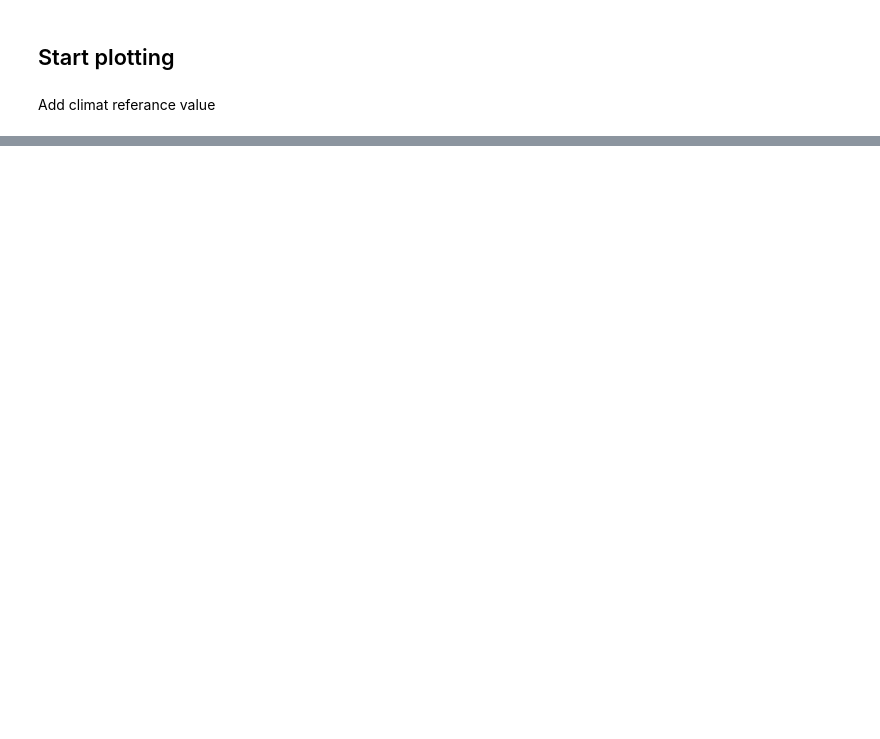
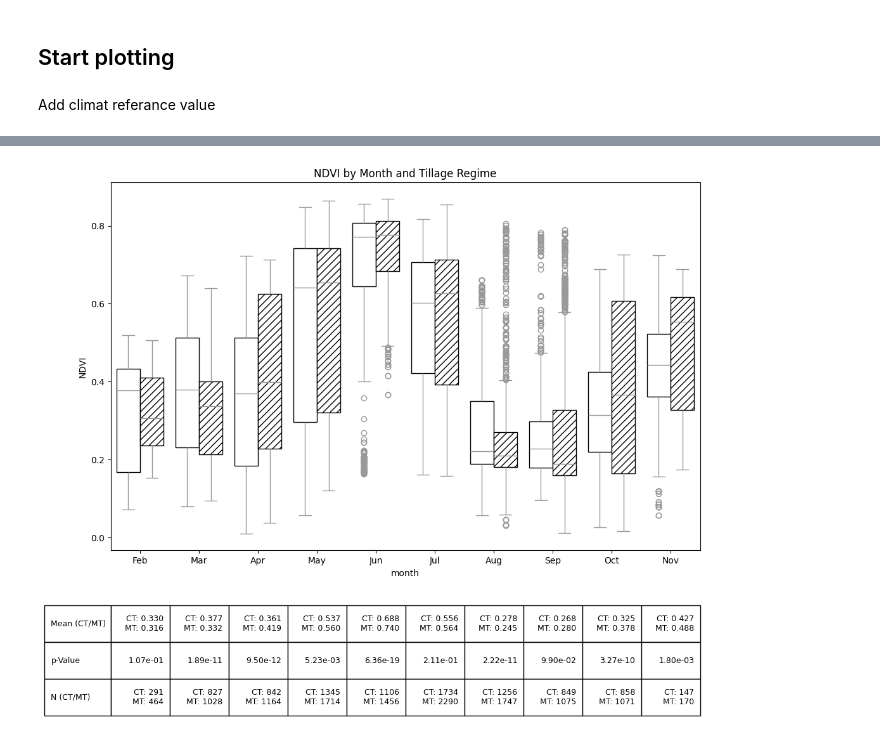
Before and after one commit to Esbern/conservation-agriculture, a Jupyter notebook: Calculate_ndvi.ipynb, the cells around one changed output, grey strips where cells are left out. Cells and saved outputs as stored; diff of their text form; code cells hidden in the pictures; blank space fills up the shorter version.

Commit message:
include tables in graphics

```diff
--- a/Calculate_ndvi.ipynb
+++ b/Calculate_ndvi.ipynb
@@ -191,2 +198,4 @@ filtered_df.to_excel("/content/drive/MyDrive/Conservation_agri/pixler.xlsx", ind
+# %%
+filtered_df = pd.read_excel("/content/drive/MyDrive/Conservation_agri/pixler.xlsx")
 # %% [markdown]
 ## Start plotting
@@ -381 +268,64 @@ plt.show()
+# %%
+
+fig, ax = plt.subplots(figsize=(12, 10))
+box_plot = sns.boxplot(x='month', y='NDVI', hue='tillage', data=filtered_df, palette=['white', 'white'])
+plt.title('NDVI by Month and Tillage Regime')
+hue_order = box_plot.get_legend_handles_labels()[1]
+num_months = len(filtered_df['month'].unique())
+month_names = {2: "Feb", 3: "Mar", 4: "Apr", 5: "May", 6: "Jun",
+               7: "Jul", 8: "Aug", 9: "Sep", 10: "Oct", 11: "Nov"}
+box_plot.set_xticklabels([month_names[int(tick.get_text())] for tick in box_plot.get_xticklabels()])
+
+for i, patch in enumerate(box_plot.patches):
+    hue_index = (i // num_months) % len(hue_order)
+    tillage_type = hue_order[hue_index]
+    if tillage_type == 'MT':
+        patch.set_hatch('///')
+        patch.set_edgecolor('black')
+    else:
+        patch.set_edgecolor('black')
+box_plot.legend_.remove()
+
+
+# 1. Prepare the data for all three table rows
+p_values = ['{:.2e}'.format(p) for p in anova_results['p-Value']]
+
+# Create the NEW row for Mean values, formatted to 3 decimal places
+mean_values = []
+sorted_months = sorted(filtered_df['month'].unique())
+for month in sorted_months:
+    ct_mean = summary_stats.loc[(summary_stats['month'] == month) & (summary_stats['tillage'] == 'CT'), 'Mean'].iloc[0]
+    mt_mean = summary_stats.loc[(summary_stats['month'] == month) & (summary_stats['tillage'] == 'MT'), 'Mean'].iloc[0]
+    mean_values.append(f"CT: {ct_mean:.3f}\nMT: {mt_mean:.3f}")
+
+# Create the row for the number of observations (N)
+n_counts = []
+for month in sorted_months:
+    ct_count = summary_stats.loc[(summary_stats['month'] == month) & (summary_stats['tillage'] == 'CT'), 'Count'].iloc[0]
+    mt_count = summary_stats.loc[(summary_stats['month'] == month) & (summary_stats['tillage'] == 'MT'), 'Count'].iloc[0]
+    n_counts.append(f"CT: {ct_count}\nMT: {mt_count}")
+
+# 2. Update the cellText and rowLabels to use the new Mean row
+table_data = [mean_values, p_values, n_counts]
+row_labels = ['Mean (CT/MT)', 'p-Value', 'N (CT/MT)']
+
+# 3. Add the table with the updated rows
+the_table = ax.table(cellText=table_data,
+                     rowLabels=row_labels,
+                     loc='bottom',
+                     bbox=[0.0, -0.45, 1.0, 0.3])
+
+# 4. Adjust font size and row height
+the_table.auto_set_font_size(False)
+the_table.set_fontsize(9)
+the_table.scale(1, 1.0)
+
+# 5. Adjust overall plot layout to make space for the table
+plt.subplots_adjust(bottom=0.3)
+
+# Show and save the plot
+plt.show()
+fig.savefig('till_NDVI.png', dpi=300, bbox_inches='tight')
+# %% [output]
+[figure, added]
 # %%
```
Also changed, not shown: parts of 19 cells of this notebook.
